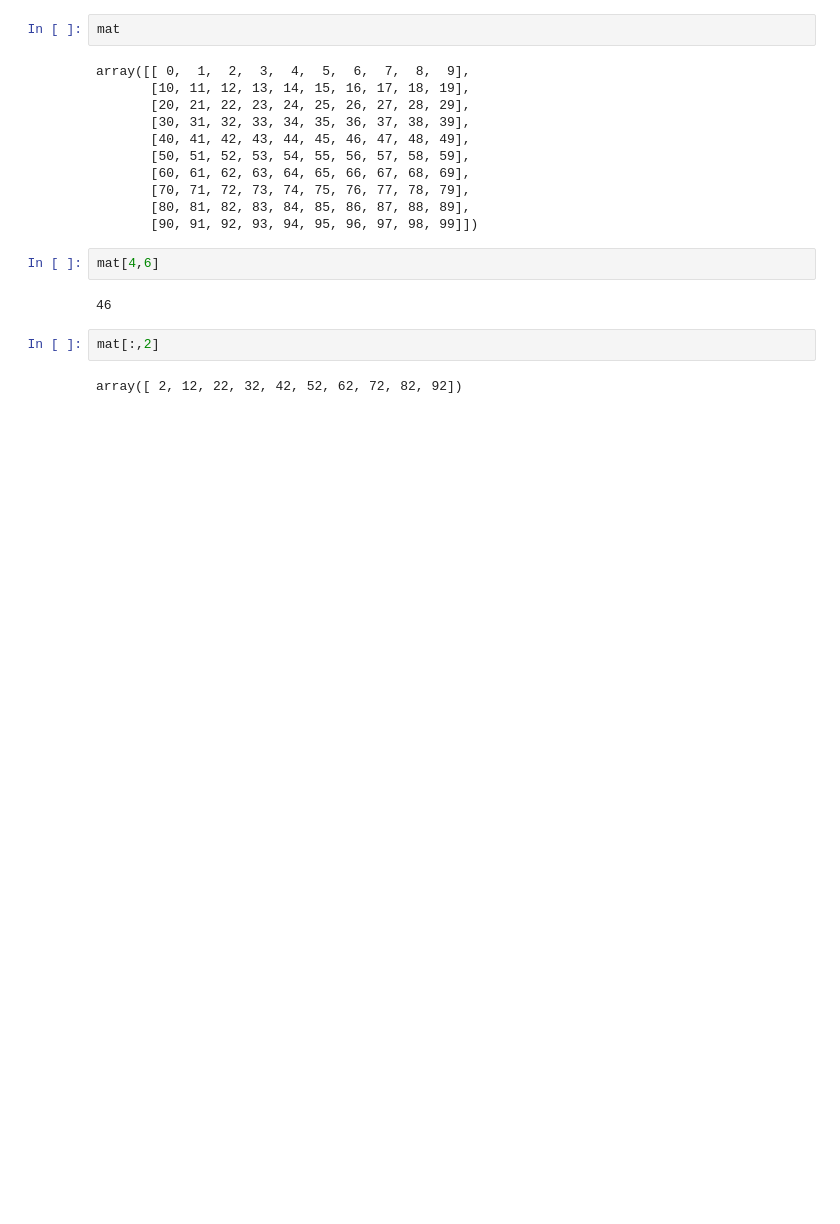
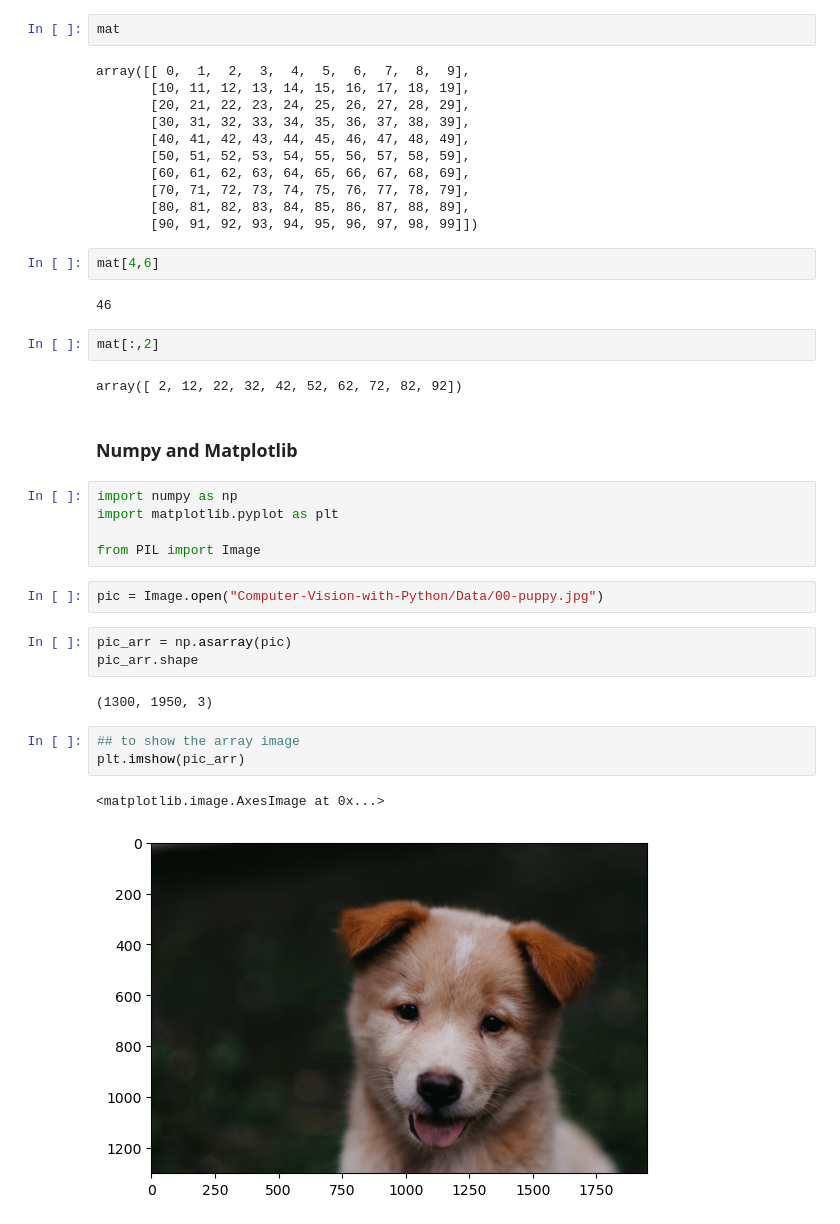
Before and after one commit to whysokara/OpenCV, a Jupyter notebook: practise.ipynb, the cells around one changed output. Drawn from its saved outputs; the diff is of its cells as text; blank space fills up the shorter version.

Commit message:
started with Image lib

```diff
--- a/practise.ipynb
+++ b/practise.ipynb
@@ -83,3 +83,23 @@ mat[4,6]
 mat[:,2]
 # %% [output]
 array([ 2, 12, 22, 32, 42, 52, 62, 72, 82, 92])
+# %% [markdown]
+### Numpy and Matplotlib
+# %%
+import numpy as np
+import matplotlib.pyplot as plt
+
+from PIL import Image
+# %%
+pic = Image.open("Computer-Vision-with-Python/Data/00-puppy.jpg")
+# %%
+pic_arr = np.asarray(pic)
+pic_arr.shape
+# %% [output]
+(1300, 1950, 3)
+# %%
+## to show the array image
+plt.imshow(pic_arr)
+# %% [output]
+<matplotlib.image.AxesImage at 0x...>
+[figure, added]
```
Also changed, not shown: parts of 3 cells of this notebook.
